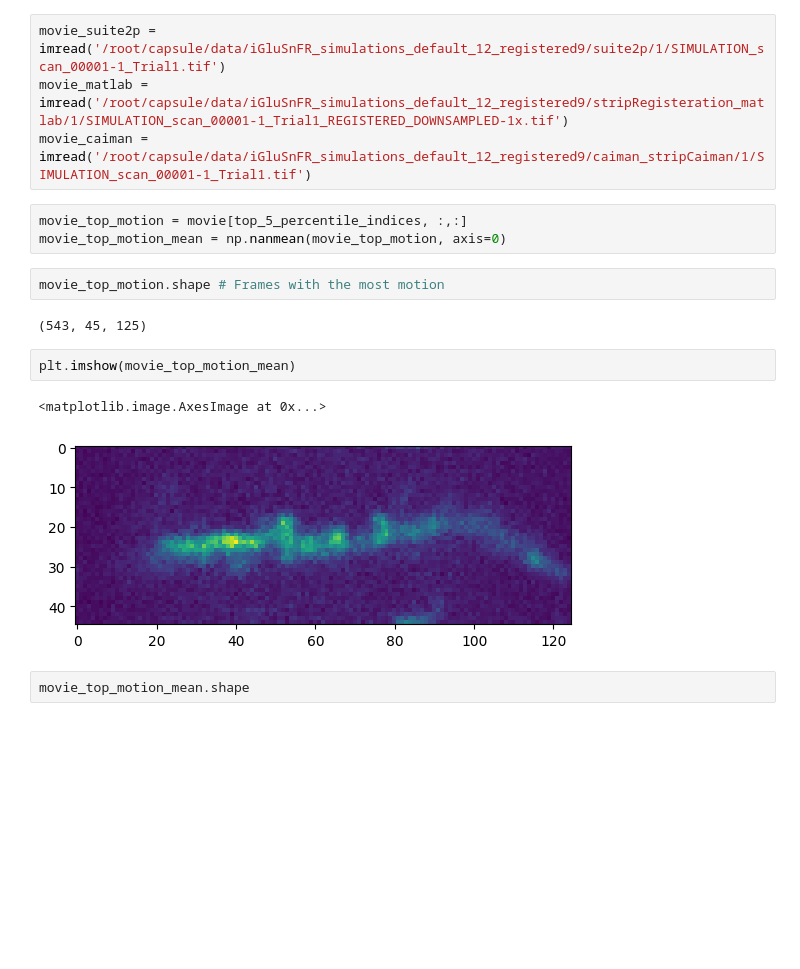
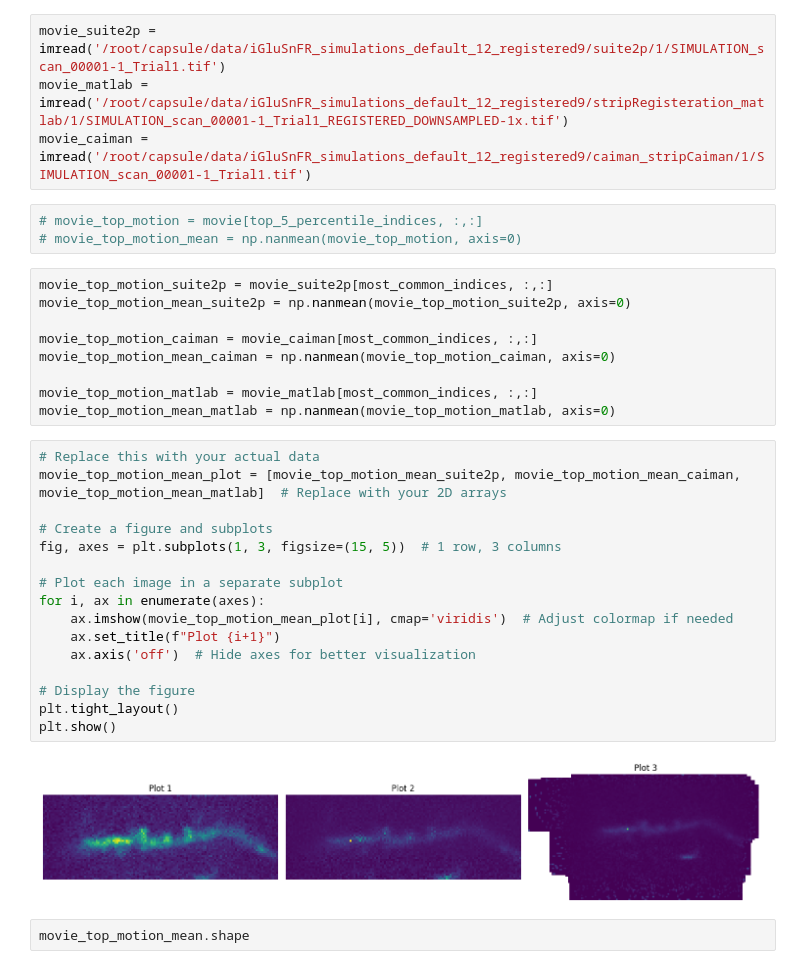
Before and after one commit to AllenNeuralDynamics/iGluSnFR-In-Vivo-MC-Evaluation, a Jupyter notebook: code/test.ipynb, the cells around one changed output. Drawn from its saved outputs; the diff is of its cells as text; blank space fills up the shorter version.

```diff
--- a/code/test.ipynb
+++ b/code/test.ipynb
@@ -181,17 +181,35 @@ movie_suite2p = imread('/root/capsule/data/iGluSnFR_simulations_default_12_regis
 movie_matlab = imread('/root/capsule/data/iGluSnFR_simulations_default_12_registered9/stripRegisteration_matlab/1/SIMULATION_scan_00001-1_Trial1_REGISTERED_DOWNSAMPLED-1x.tif')
 movie_caiman = imread('/root/capsule/data/iGluSnFR_simulations_default_12_registered9/caiman_stripCaiman/1/SIMULATION_scan_00001-1_Trial1.tif')
 # %%
-movie_top_motion = movie[top_5_percentile_indices, :,:]
-movie_top_motion_mean = np.nanmean(movie_top_motion, axis=0)
+# movie_top_motion = movie[top_5_percentile_indices, :,:]
+# movie_top_motion_mean = np.nanmean(movie_top_motion, axis=0)
-# %%
-movie_top_motion.shape # Frames with the most motion
-# %% [output]
-(543, 45, 125)
-# %%
-plt.imshow(movie_top_motion_mean)
-# %% [output]
-<matplotlib.image.AxesImage at 0x...>
-[figure, removed]
+# %%
+movie_top_motion_suite2p = movie_suite2p[most_common_indices, :,:]
+movie_top_motion_mean_suite2p = np.nanmean(movie_top_motion_suite2p, axis=0)
+
+movie_top_motion_caiman = movie_caiman[most_common_indices, :,:]
+movie_top_motion_mean_caiman = np.nanmean(movie_top_motion_caiman, axis=0)
+
+movie_top_motion_matlab = movie_matlab[most_common_indices, :,:]
+movie_top_motion_mean_matlab = np.nanmean(movie_top_motion_matlab, axis=0)
+# %%
+# Replace this with your actual data
+movie_top_motion_mean_plot = [movie_top_motion_mean_suite2p, movie_top_motion_mean_caiman, movie_top_motion_mean_matlab]  # Replace with your 2D arrays
+
+# Create a figure and subplots
+fig, axes = plt.subplots(1, 3, figsize=(15, 5))  # 1 row, 3 columns
+
+# Plot each image in a separate subplot
+for i, ax in enumerate(axes):
+    ax.imshow(movie_top_motion_mean_plot[i], cmap='viridis')  # Adjust colormap if needed
+    ax.set_title(f"Plot {i+1}")
+    ax.axis('off')  # Hide axes for better visualization
+
+# Display the figure
+plt.tight_layout()
+plt.show()
+# %% [output]
+[figure, added]
 # %%
 movie_top_motion_mean.shape
 # %% [output]
```
Also changed, not shown: parts of 9 cells of this notebook.
